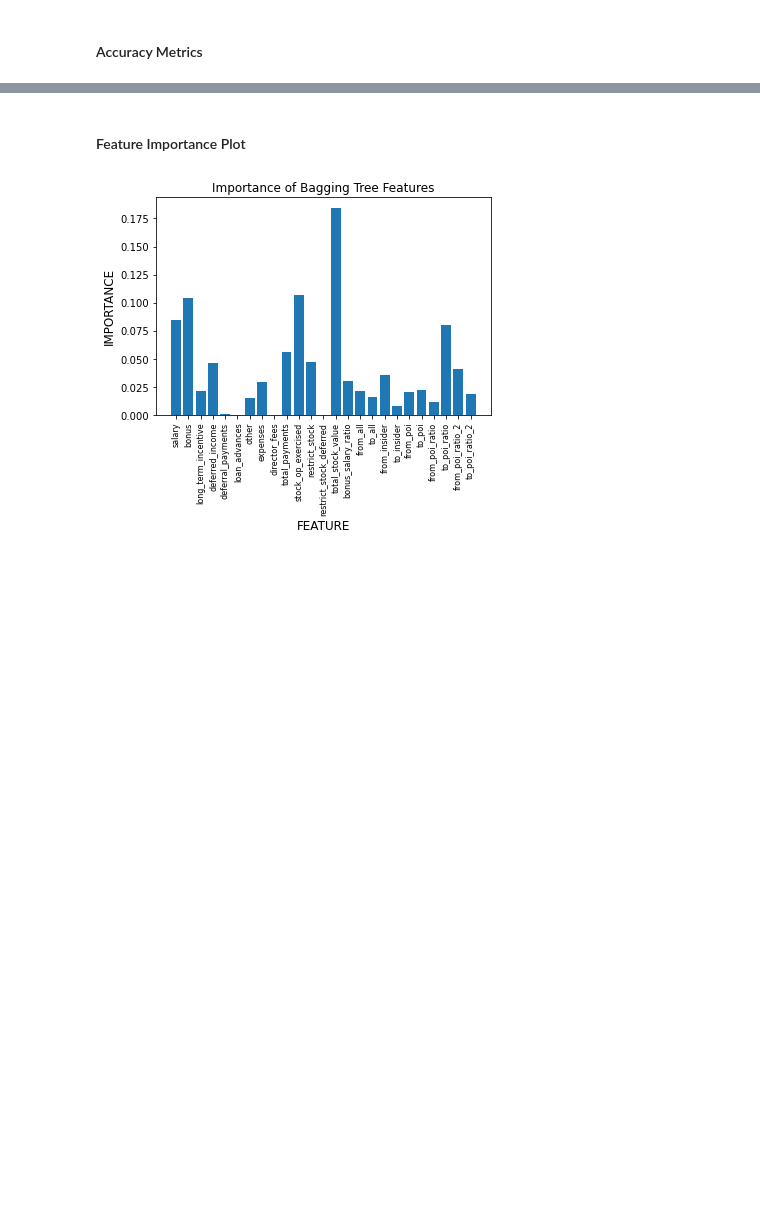
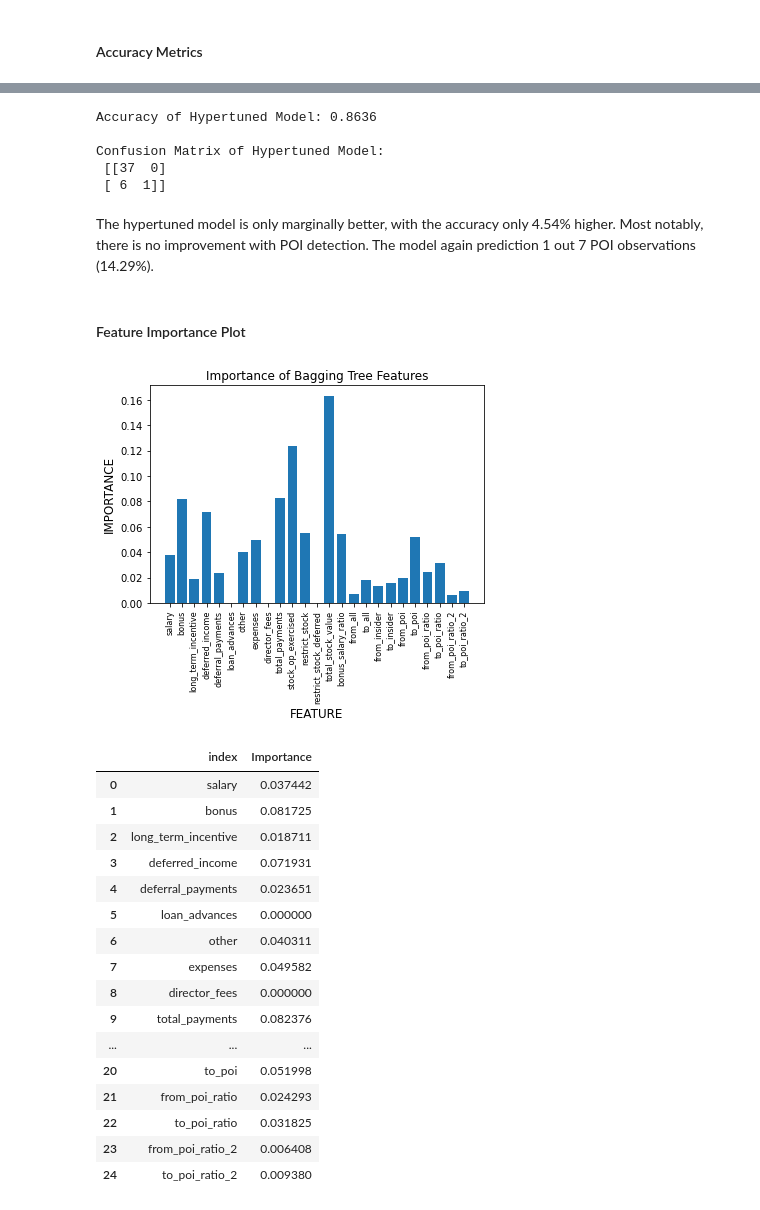
Before and after one commit to mingtao-gao/MACS31300_Final_Project, a Jupyter notebook: PSET 3 (First Model Runs) - Decision Tree.ipynb, the cells around one changed output, grey strips where cells are left out. Drawn from its saved outputs; the diff is of its cells as text; code cells hidden in the pictures; blank space fills up the shorter version.

```diff
--- a/PSET 3 (First Model Runs) - Decision Tree.ipynb
+++ b/PSET 3 (First Model Runs) - Decision Tree.ipynb
@@ -50,5 +52,5 @@ Number of test samples: 44 Observations
 # %%
-bag = BaggingClassifier(DecisionTreeClassifier(max_depth =4),n_estimators = 50, oob_score= True,random_state = 40)
+bag = BaggingClassifier(DecisionTreeClassifier(),n_estimators = 20, oob_score= True,random_state = 40)
 bag.fit(x_train,y_train)
 decision_function = bag.oob_decision_function_
 print ('\nTraining Data Accuracy Score:', bag.score(x_train, y_train))
@@ -115,0 +120,7 @@ We find that the bagging tree classifier accurately predicts the correct POI/non
+# %%
+param_grid = {'criterion':['gini','entropy'],'max_depth':range(1,10),
+             'min_samples_split':range(1,10),
+              'min_samples_leaf':range(1,5)}
+gs = GridSearchCV(DecisionTreeClassifier(),param_grid,cv=10,verbose=1,n_jobs=-1)
+gs.fit(x_train, y_train)
+gs.best_estimator_ #Optimized parameters
@@ -115,0 +138,9 @@ We find that the bagging tree classifier accurately predicts the correct POI/non
+# %%
+bag_h = BaggingClassifier(DecisionTreeClassifier(criterion='entropy', max_depth=6, min_samples_split=3),n_estimators = 20, oob_score= True,random_state = 40)
+bag_h.fit(x_train,y_train)
+decision_function_g = bag.oob_decision_function_
+print ('\nTraining Data Accuracy Score:', bag_h.score(x_train, y_train))
+y_bagp_h = bag_h.predict(x_test)
+y_prob_h = bag_h.predict_proba(x_test)
+print ('First 10 Test Prediction Values:\n', y_bagp_h[0:10])
+print ('\nFirst 10 Test Probability Values:\n', y_prob_h[0:10])
@@ -116,15 +163,47 @@ We find that the bagging tree classifier accurately predicts the correct POI/non
+# %%
+#Accuracy Score
+print("Accuracy of Hypertuned Model:", round (metrics.accuracy_score(y_test, y_bagp_h),4))
+
+#Confusion Matrix
+print('\nConfusion Matrix of Hypertuned Model:\n',confusion_matrix(y_test, y_bagp_h))
+# %% [output]
+Accuracy of Hypertuned Model: 0.8636
+
+Confusion Matrix of Hypertuned Model:
+ [[37  0]
+ [ 6  1]]
+# %% [markdown]
+The hypertuned model is only marginally better, with the accuracy only 4.54% higher. Most notably, there is no improvement with POI detection. The model again prediction 1 out 7 POI observations (14.29%).
 # %% [markdown]
 ####  Feature Importance Plot
 # %%
-importance = np.mean([tree.feature_importances_ for tree in bag.estimators_], axis=0)
+importance = np.mean([tree.feature_importances_ for tree in bag_h.estimators_], axis=0)
 df_imp = pd.DataFrame(data=importance,index= list (x_train.columns), columns=['Importance'])
 df_imp = df_imp.reset_index()
 plt.bar (df_imp['index'],df_imp['Importance'])
 plt.xticks(rotation = 90, fontsize=8)
 plt.xlabel('FEATURE',fontsize = 12)
 plt.ylabel('IMPORTANCE',fontsize = 12)
 plt.title('Importance of Bagging Tree Features')
 plt.show()
+df_imp
 # %% [output]
-[figure, old version]
+[figure, new version]
+|  | index | Importance |
+| 0 | salary | 0.037442 |
+| 1 | bonus | 0.081725 |
+| 2 | long_term_incentive | 0.018711 |
+| 3 | deferred_income | 0.071931 |
+| 4 | deferral_payments | 0.023651 |
+| 5 | loan_advances | 0.000000 |
+| 6 | other | 0.040311 |
+| 7 | expenses | 0.049582 |
+| 8 | director_fees | 0.000000 |
+| 9 | total_payments | 0.082376 |
+| ... | ... | ... |
+| 20 | to_poi | 0.051998 |
+| 21 | from_poi_ratio | 0.024293 |
+| 22 | to_poi_ratio | 0.031825 |
+| 23 | from_poi_ratio_2 | 0.006408 |
+| 24 | to_poi_ratio_2 | 0.009380 |
 # %% [markdown]
```
Also changed, not shown: parts of 18 cells of this notebook, 1 other file.
